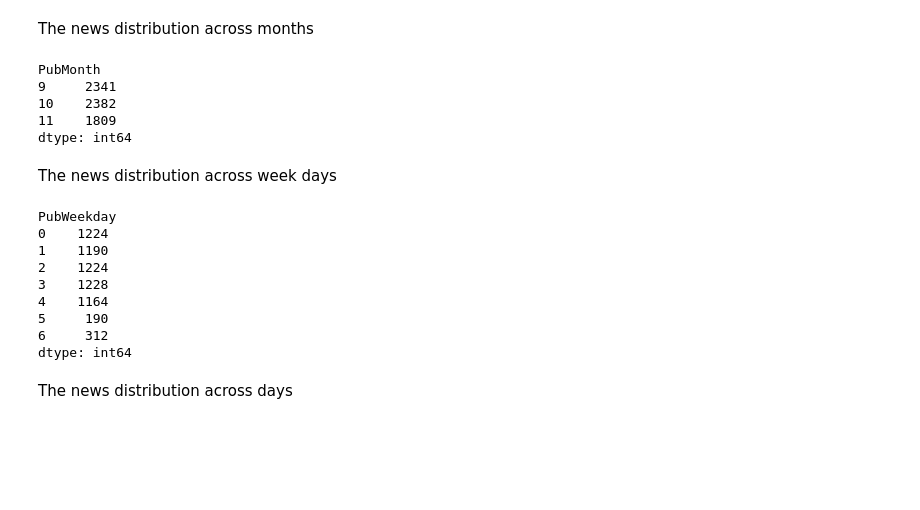
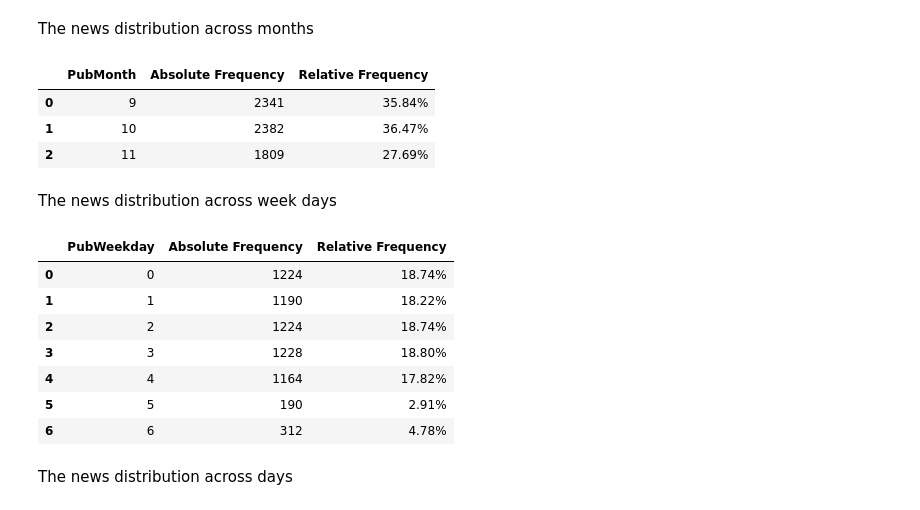
Before and after one commit to brunovilar/DataAnalysisCourse, a Jupyter notebook: Data-Management-and-Visualization/Week3-DataManipulation.ipynb, the cells around one changed output. Saved outputs shown, nothing was run; the diff lists cells and outputs as text; code cells hidden in the pictures; blank space fills up the shorter version.

```diff
--- a/Data-Management-and-Visualization/Week3-DataManipulation.ipynb
+++ b/Data-Management-and-Visualization/Week3-DataManipulation.ipynb
@@ -232,27 +253,25 @@ sub_dataset["PubHour"] = datetime_index.hour
 sub_dataset["IsWeekend"] = sub_dataset["PubWeekday"].apply(lambda wd: wd in [5, 6] )
 # %% [markdown]
 The news distribution across months
-# %%
-sub_dataset.groupby(["PubMonth"]).size()
-# %% [output]
-PubMonth
-9     2341
-10    2382
-11    1809
-dtype: int64
+# %%
+create_frequency_table(sub_dataset, 'PubMonth')
+# %% [output]
+|  | PubMonth | Absolute Frequency | Relative Frequency |
+| 0 | 9 | 2341 | 35.84% |
+| 1 | 10 | 2382 | 36.47% |
+| 2 | 11 | 1809 | 27.69% |
 # %% [markdown]
 The news distribution across week days
-# %%
-sub_dataset.groupby(["PubWeekday"]).size()
-# %% [output]
-PubWeekday
-0    1224
-1    1190
-2    1224
-3    1228
-4    1164
-5     190
-6     312
-dtype: int64
+# %%
+create_frequency_table(sub_dataset, 'PubWeekday')
+# %% [output]
+|  | PubWeekday | Absolute Frequency | Relative Frequency |
+| 0 | 0 | 1224 | 18.74% |
+| 1 | 1 | 1190 | 18.22% |
+| 2 | 2 | 1224 | 18.74% |
+| 3 | 3 | 1228 | 18.80% |
+| 4 | 4 | 1164 | 17.82% |
+| 5 | 5 | 190 | 2.91% |
+| 6 | 6 | 312 | 4.78% |
 # %% [markdown]
 The news distribution across days
```
Also changed, not shown: parts of 12 cells of this notebook.
